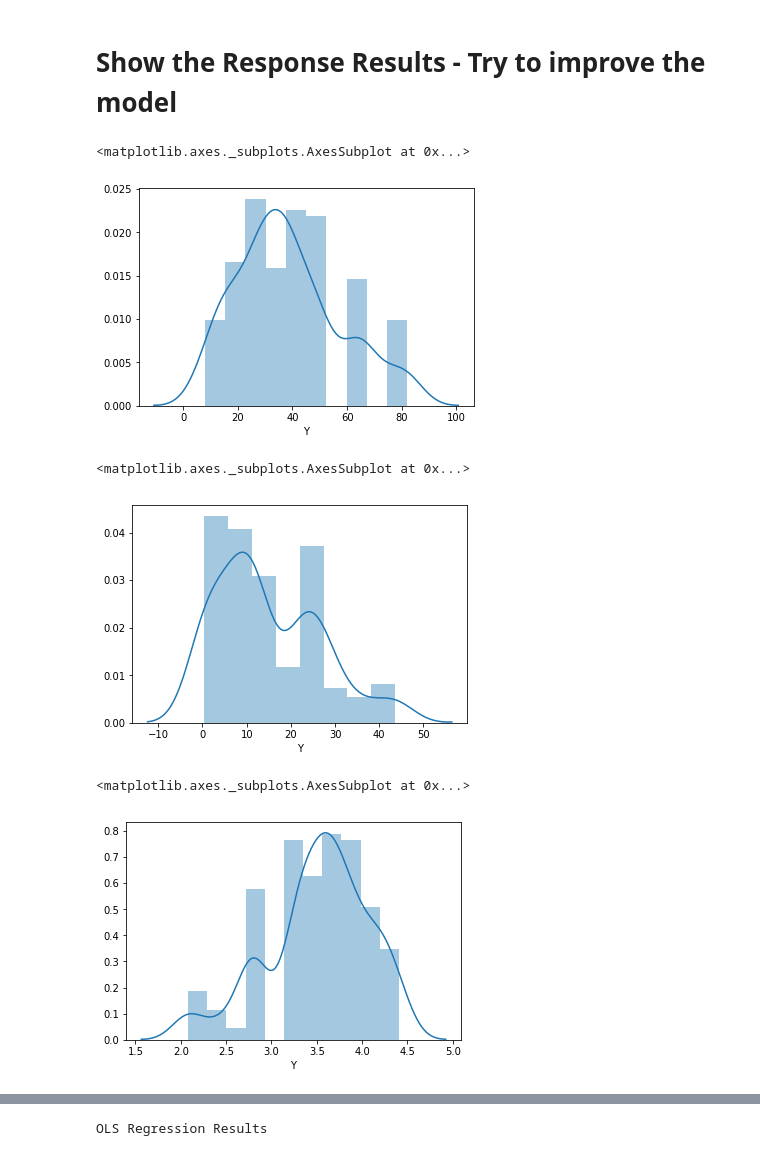
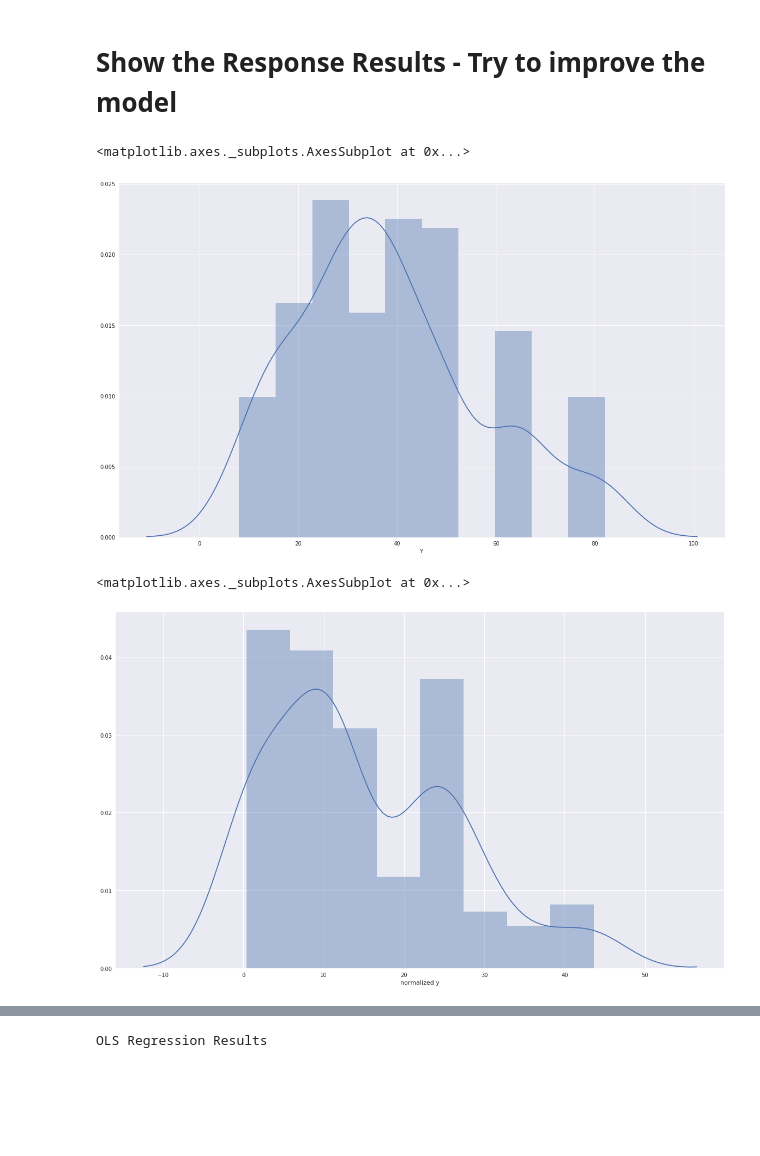
Before and after one commit to filippomedri/nextsuperhero, a Jupyter notebook: regression.ipynb, the cells around one changed output, grey strips where cells are left out. Drawn from its saved outputs; the diff is of its cells as text; code cells hidden in the pictures; blank space fills up the shorter version.

```diff
--- a/regression.ipynb
+++ b/regression.ipynb
@@ -297,24 +326,24 @@ OLS Regression Results
 # Show the Response Results - Try to improve the model
 # %%
 y = model_df['Y']
-# %%
-sns.distplot(y)
-# %% [output]
-<matplotlib.axes._subplots.AxesSubplot at 0x...>
-[figure, removed]
+# %%
+sns.set(color_codes=True)
+plt.figure(figsize=(20,12))
+sns.distplot(y)
+# %% [output]
+<matplotlib.axes._subplots.AxesSubplot at 0x...>
+[figure, added]
 # %%
 y_mean = model_df['Y'].mean()
 # %%
 transformed = np.abs(y - y_mean)
-# %%
-sns.distplot(transformed)
-# %% [output]
-<matplotlib.axes._subplots.AxesSubplot at 0x...>
-[figure, removed]
+# %%
+sns.set(color_codes=True)
+plt.figure(figsize=(20,12))
+x = pd.Series(transformed, name="normalized y")
+sns.distplot(x)
+# %% [output]
+<matplotlib.axes._subplots.AxesSubplot at 0x...>
+[figure, added]
 # %%
 log_y = np.log(y)
-# %%
-sns.distplot(log_y)
-# %% [output]
-<matplotlib.axes._subplots.AxesSubplot at 0x...>
-[figure, removed]
```
Also changed, not shown: parts of 20 cells of this notebook.
